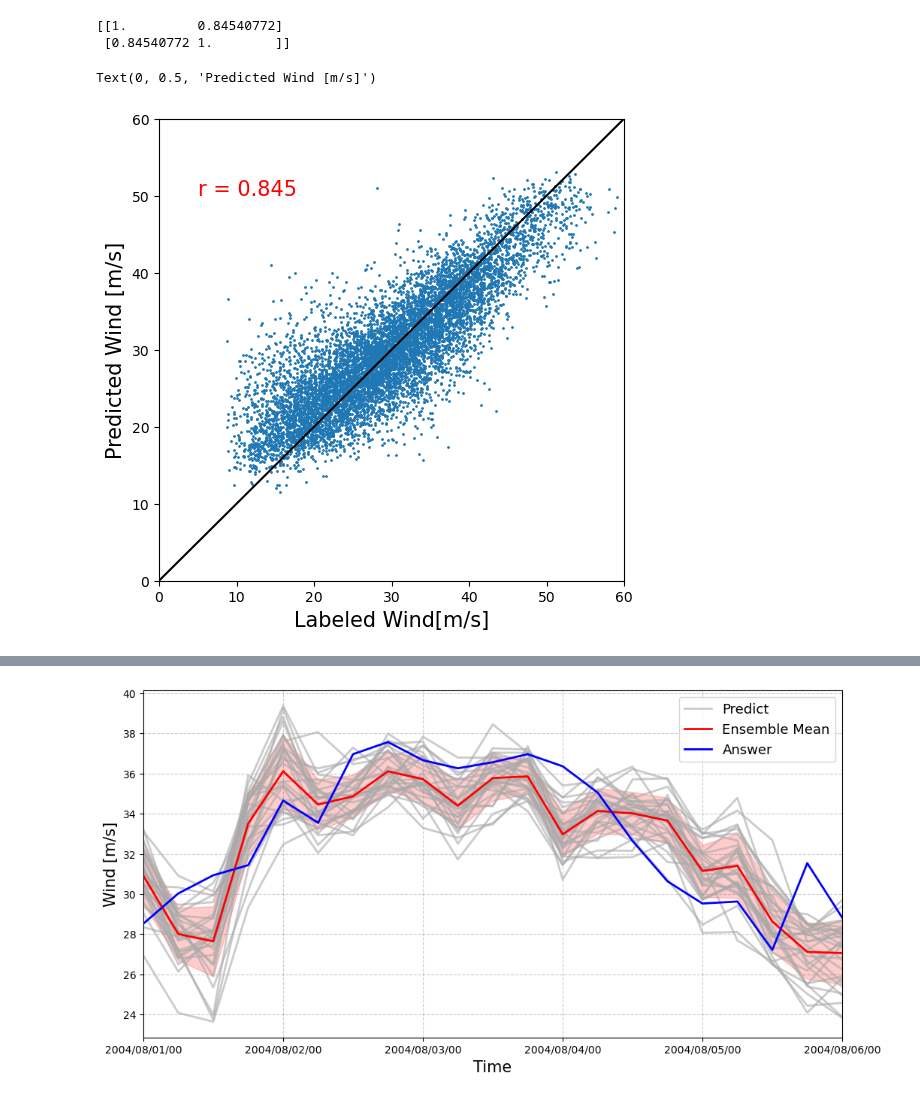
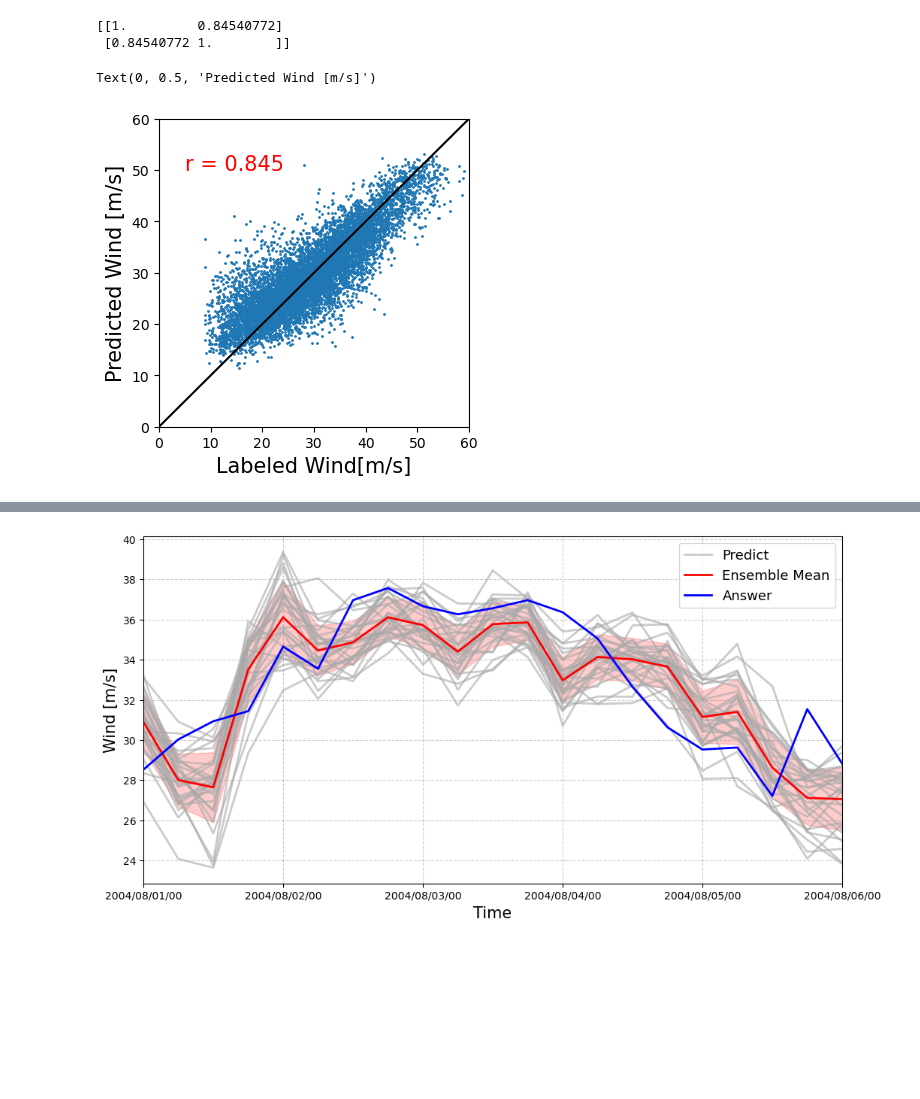
Before and after one commit to Yuumae1/machine_learning, a Jupyter notebook: notebook/geosciAI2024.ipynb, the cells around one changed output, grey strips where cells are left out. Saved outputs shown, nothing was run; the diff lists cells and outputs as text; code cells hidden in the pictures; blank space fills up the shorter version.

```diff
--- a/notebook/geosciAI2024.ipynb
+++ b/notebook/geosciAI2024.ipynb
@@ -616,17 +616,17 @@ print(r)
 [[1.         0.84540772]
  [0.84540772 1.        ]]
 # %%
-plt.figure(figsize=(6, 6))
+plt.figure(figsize=(4, 4))
 plt.scatter(ans_rcn, ensemble, s=1)
 plt.text(5, 50, 'r = {:.3f}'.format(r[0,1]), fontsize=15, c='r')
 plt.plot([0, 60], [0,60], color="black")
 plt.xlim(0, 60)
 plt.ylim(0, 60)
 plt.xlabel('Labeled Wind[m/s]', fontsize=15)
 plt.ylabel('Predicted Wind [m/s]', fontsize=15)
 # %% [output]
 Text(0, 0.5, 'Predicted Wind [m/s]')
-[figure, old version]
+[figure, new version]
 # %%
 plt.hist((predicts[1] - ans_mean) / ans_std, bins=50, alpha=0.5, color='blue', label='Predicted')
 # %% [output]
```
Also changed, not shown: 1 other file.
